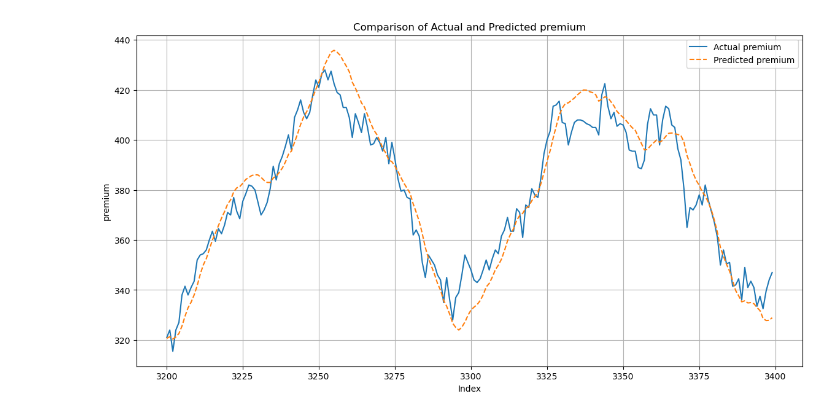
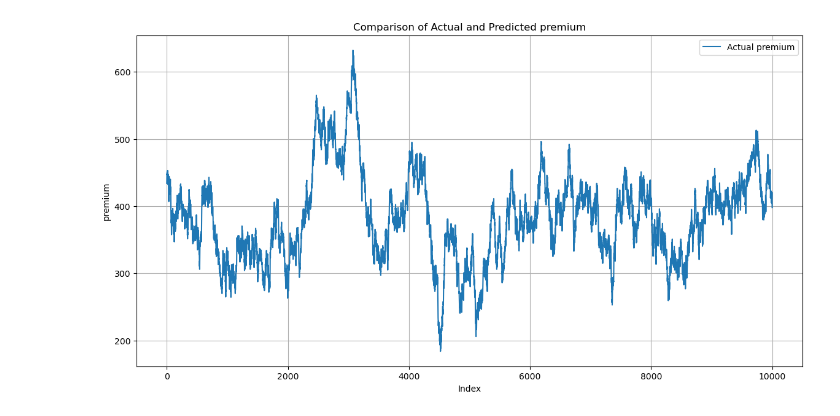
Before and after one commit to masatemma/IMC-Prosperity-MyIsland, a Jupyter notebook: round3/analysis/premium_calc.ipynb, the cells around one changed output. Cells and saved outputs as stored; diff of their text form; code cells hidden in the pictures.

```diff
--- a/round3/analysis/premium_calc.ipynb
+++ b/round3/analysis/premium_calc.ipynb
@@ -29,0 +50,16 @@ Name: Gift_Basket_Premium, Length: 10000, dtype: float64
+# %%
+file_path = '../past_data/updated_combined_mid_prices_2.csv'
+data = pd.read_csv(file_path)
+# Retry adding the new column 'Gift_Basket_Premium'
+
+data["Roses_Diff"] = data['Roses_Mid_Price'] /data['Gift_Basket_Mid_Price'] * 100
+print(data['Roses_Diff'].median())
+plt.figure(figsize=(14, 7))
+plt.plot(data['Roses_Diff'], label='Actual premium', linewidth=1.5)
+plt.axhline(data['Roses_Diff'].mean(), color='red', linestyle='--')
+plt.title('Comparison of Actual and Predicted premium')
+plt.xlabel('Index')
+plt.ylabel('premium')
+plt.legend()
+plt.grid(True)
+plt.show()
@@ -41,34 +80,34 @@ def predict_next_mid_price(past_trades):
 
     # Retrieve the last PREMIUM_LR_LENGTH mid_prices
     premiums = past_trades[-PREMIUM_LR_LENGTH:]
 
     # Calculating coefficients using the normal equation
     theta = np.linalg.inv(X_bias.T @ X_bias) @ X_bias.T @ premiums
 
     # Using the coefficients to predict the next mid_price
     next_time_step_with_bias = np.array([[1, PREMIUM_LR_LENGTH + 1]])
     predicted_premium = next_time_step_with_bias @ theta
 
     return predicted_premium.item()
 
 # Applying the function to predict the next mid_price for each row
 data['predicted_premium'] = data['Gift_Basket_Premium'].rolling(window=PREMIUM_LR_LENGTH).apply(predict_next_mid_price, raw=True)
 
 
-data_part = data[3200:3400]
+data_part = data
 # Show the updated data with the new column
 import matplotlib.pyplot as plt
 
 # Plotting mid_price and predicted_mid_price
 plt.figure(figsize=(14, 7))
 plt.plot(data_part['Gift_Basket_Premium'], label='Actual premium', linewidth=1.5)
-plt.plot(data_part['predicted_premium'], label='Predicted premium', linewidth=1.5, linestyle='--')
+#plt.plot(data_part['predicted_premium'], label='Predicted premium', linewidth=1.5, linestyle='--')
 plt.title('Comparison of Actual and Predicted premium')
 plt.xlabel('Index')
 plt.ylabel('premium')
 plt.legend()
 plt.grid(True)
 plt.show()
 # %% [output]
-[figure, old version]
+[figure, new version]
 # %%
```
Also changed, not shown: parts of 6 cells of this notebook, 1 other file.
